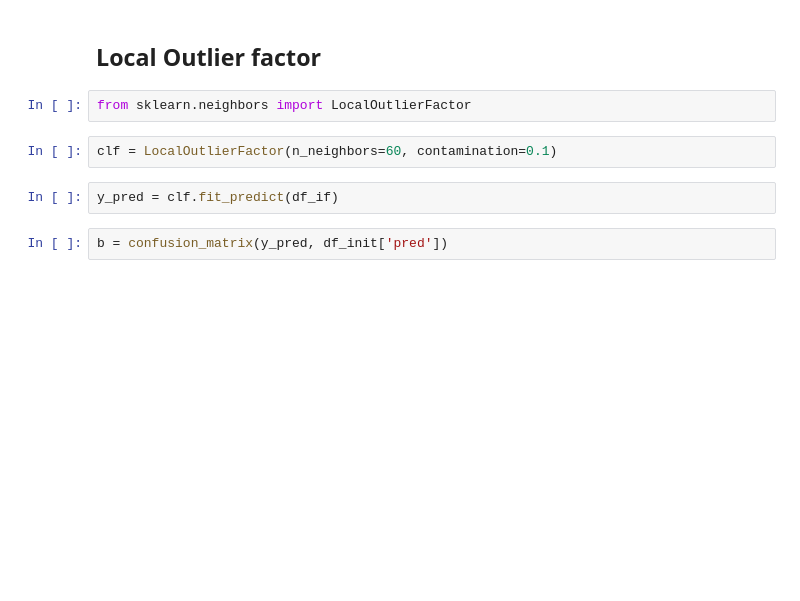
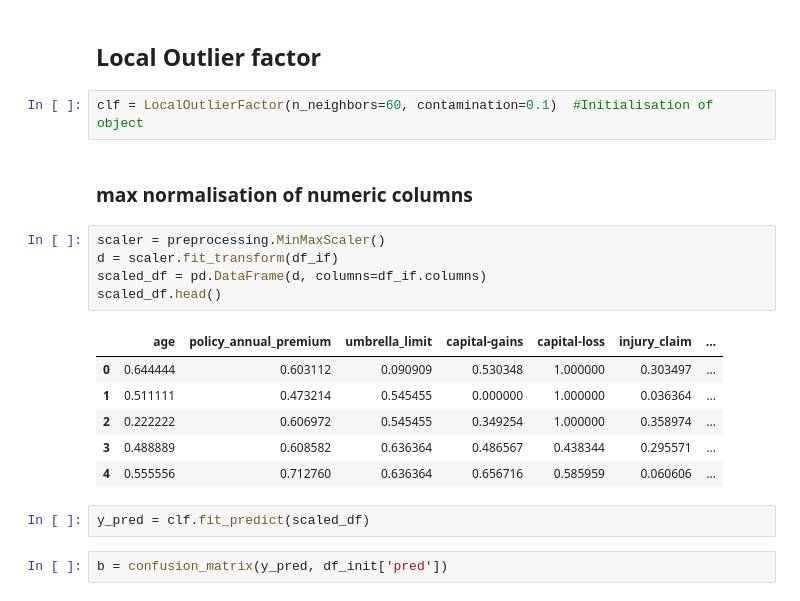
Before and after one commit to dazdejkovic/Outlier-detection-1, a Jupyter notebook: Rad_aktuarstvo.ipynb, the cells around one changed output. Saved outputs shown, nothing was run; the diff lists cells and outputs as text; blank space fills up the shorter version.

```diff
--- a/Rad_aktuarstvo.ipynb
+++ b/Rad_aktuarstvo.ipynb
@@ -223,11 +213,23 @@ plt.show()
 # %% [markdown]
 ## Local Outlier factor
-# %%
-from sklearn.neighbors import LocalOutlierFactor
 # %%
-clf = LocalOutlierFactor(n_neighbors=60, contamination=0.1)
+clf = LocalOutlierFactor(n_neighbors=60, contamination=0.1)  #Initialisation of object
+# %% [markdown]
+### max normalisation of numeric columns
+# %%
+scaler = preprocessing.MinMaxScaler()
+d = scaler.fit_transform(df_if)
+scaled_df = pd.DataFrame(d, columns=df_if.columns)
+scaled_df.head()
+# %% [output]
+|  | age | policy_annual_premium | umbrella_limit | capital-gains | capital-loss | injury_claim | ... |
+| 0 | 0.644444 | 0.603112 | 0.090909 | 0.530348 | 1.000000 | 0.303497 | ... |
+| 1 | 0.511111 | 0.473214 | 0.545455 | 0.000000 | 1.000000 | 0.036364 | ... |
+| 2 | 0.222222 | 0.606972 | 0.545455 | 0.349254 | 1.000000 | 0.358974 | ... |
+| 3 | 0.488889 | 0.608582 | 0.636364 | 0.486567 | 0.438344 | 0.295571 | ... |
+| 4 | 0.555556 | 0.712760 | 0.636364 | 0.656716 | 0.585959 | 0.060606 | ... |
 # %%
-y_pred = clf.fit_predict(df_if)
+y_pred = clf.fit_predict(scaled_df)
 # %%
 b = confusion_matrix(y_pred, df_init['pred'])
 # %%
```
Also changed, not shown: parts of 8 cells of this notebook.
